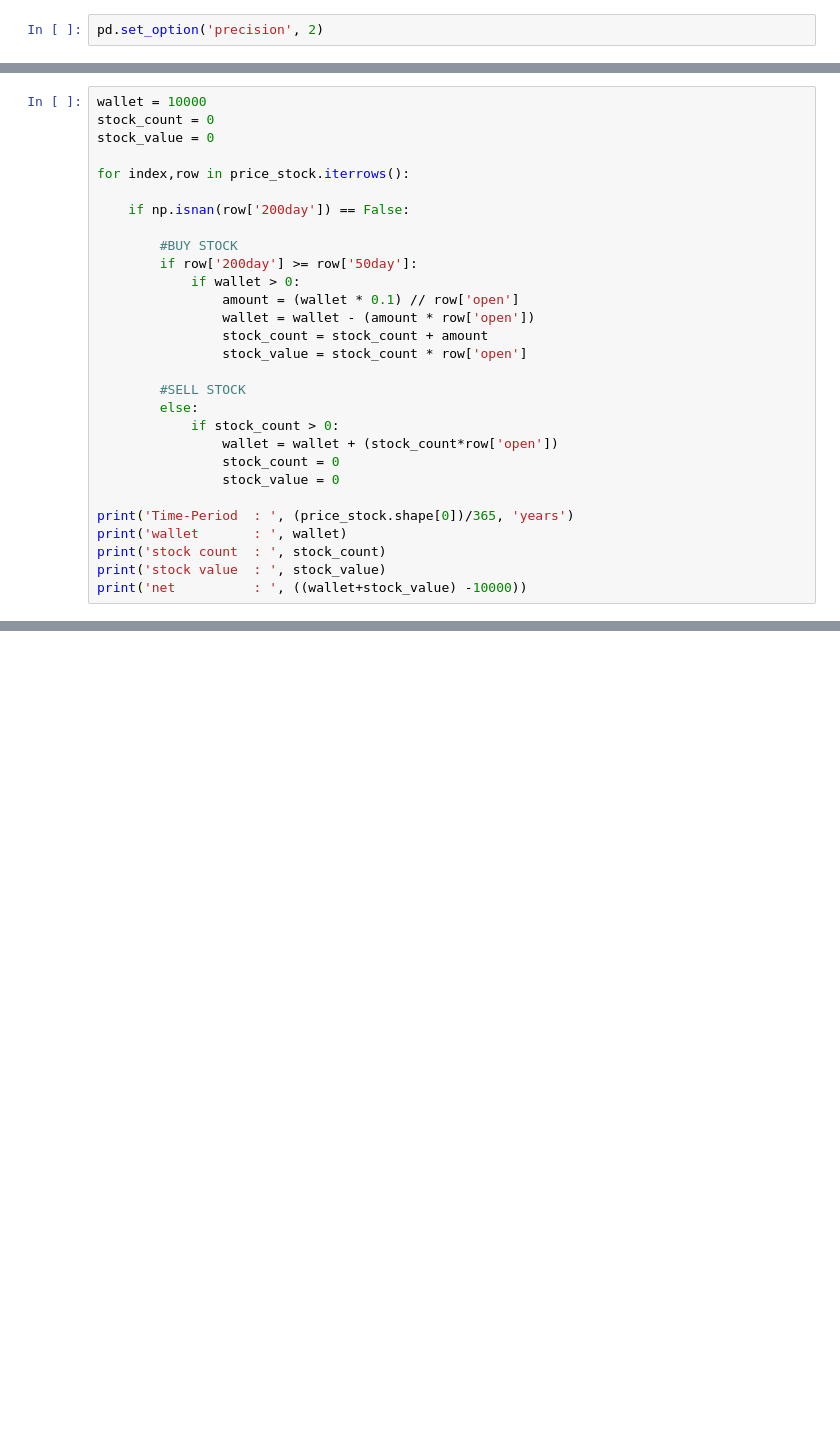
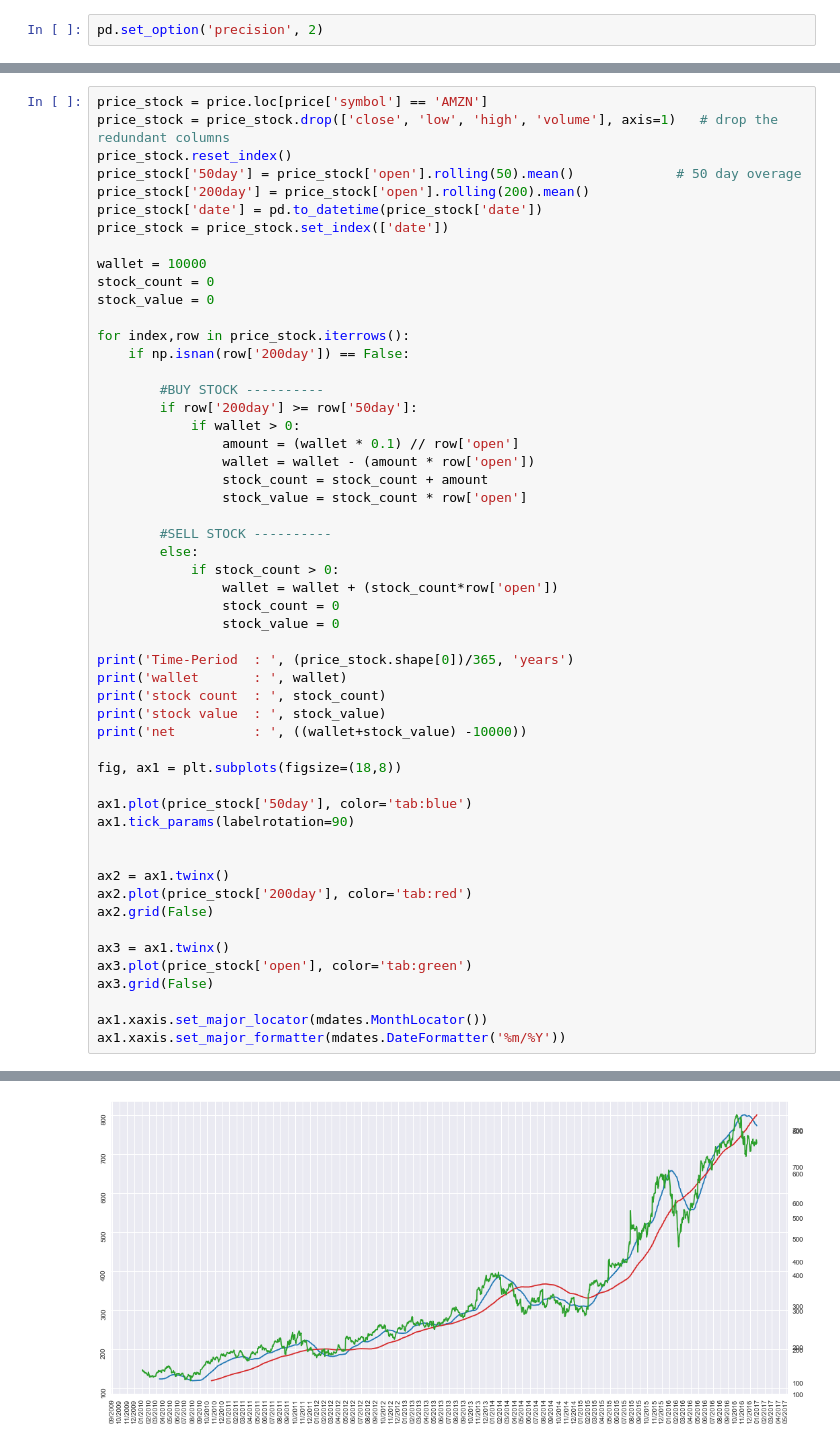
Before and after one commit to Jonny2650/Trading, a Jupyter notebook: moving_avg.ipynb, the cells around one changed output, grey strips where cells are left out. Cells and saved outputs as stored; diff of their text form; blank space fills up the shorter version.

```diff
--- a/moving_avg.ipynb
+++ b/moving_avg.ipynb
@@ -59,13 +38,20 @@ ax3.grid(False)
 # %%
+price_stock = price.loc[price['symbol'] == 'AMZN']
+price_stock = price_stock.drop(['close', 'low', 'high', 'volume'], axis=1)   # drop the redundant columns
+price_stock.reset_index()
+price_stock['50day'] = price_stock['open'].rolling(50).mean()             # 50 day overage
+price_stock['200day'] = price_stock['open'].rolling(200).mean()
+price_stock['date'] = pd.to_datetime(price_stock['date'])
+price_stock = price_stock.set_index(['date'])
+
 wallet = 10000
 stock_count = 0
 stock_value = 0
 
 for index,row in price_stock.iterrows():
-
     if np.isnan(row['200day']) == False:
 
-        #BUY STOCK
+        #BUY STOCK ----------
         if row['200day'] >= row['50day']:
             if wallet > 0:
                 amount = (wallet * 0.1) // row['open']
@@ -73,7 +59,7 @@ for index,row in price_stock.iterrows():
                 stock_count = stock_count + amount
                 stock_value = stock_count * row['open']
 
-        #SELL STOCK
+        #SELL STOCK ----------
         else:
             if stock_count > 0:
                 wallet = wallet + (stock_count*row['open'])
@@ -85,5 +71,22 @@ print('wallet       : ', wallet)
 print('stock count  : ', stock_count)
 print('stock value  : ', stock_value)
 print('net          : ', ((wallet+stock_value) -10000))
+
+fig, ax1 = plt.subplots(figsize=(18,8))
+
+ax1.plot(price_stock['50day'], color='tab:blue')
+ax1.tick_params(labelrotation=90)
+
+
+ax2 = ax1.twinx()
+ax2.plot(price_stock['200day'], color='tab:red')
+ax2.grid(False)
+
+ax3 = ax1.twinx()
+ax3.plot(price_stock['open'], color='tab:green')
+ax3.grid(False)
+
+ax1.xaxis.set_major_locator(mdates.MonthLocator())
+ax1.xaxis.set_major_formatter(mdates.DateFormatter('%m/%Y'))
 # %% [output]
 Time-Period  :  4.8273972602739725 years
@@ -93,0 +97 @@ net          :  6318.969441000003
+[figure, added]
```
Also changed, not shown: parts of 4 cells of this notebook.
